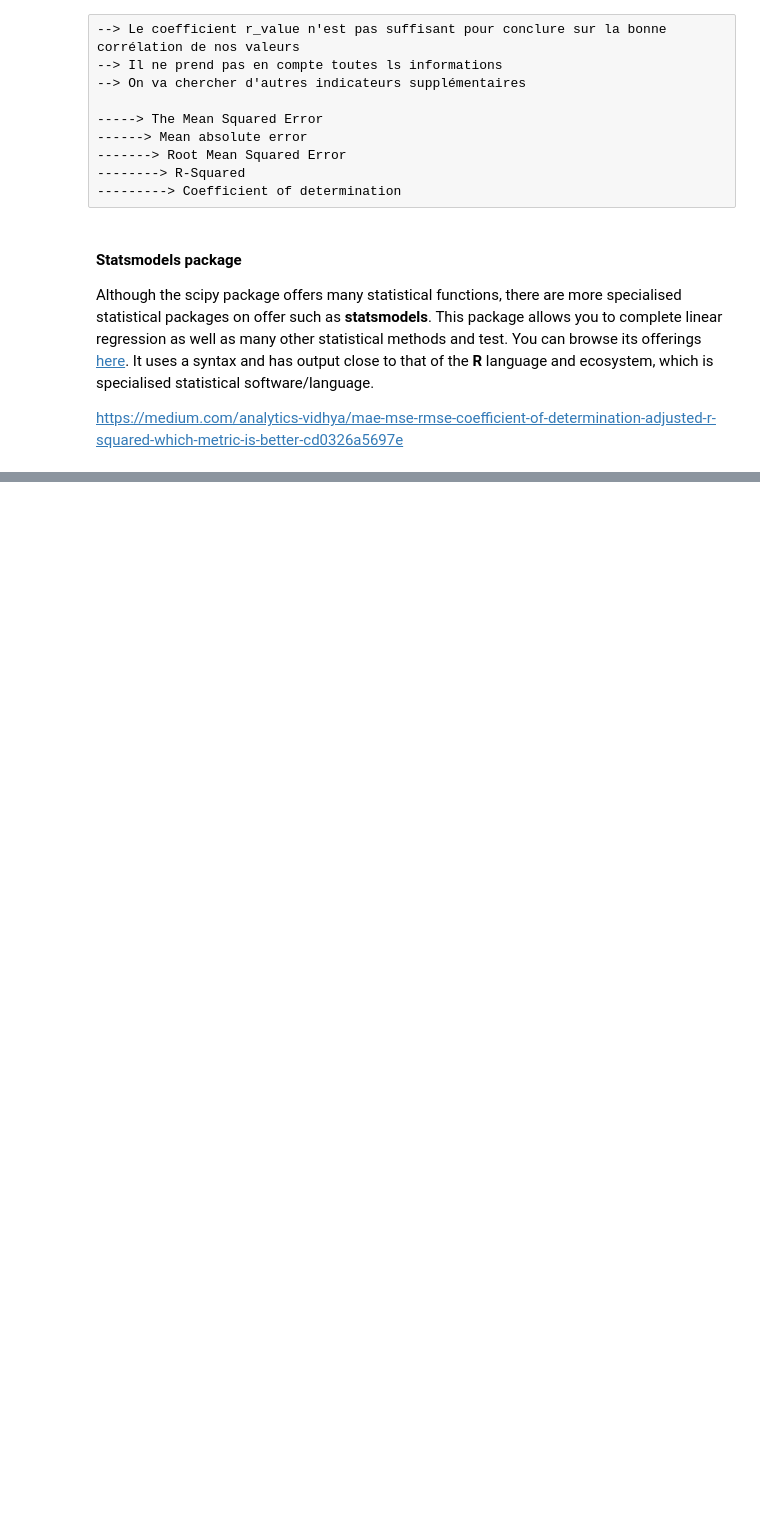
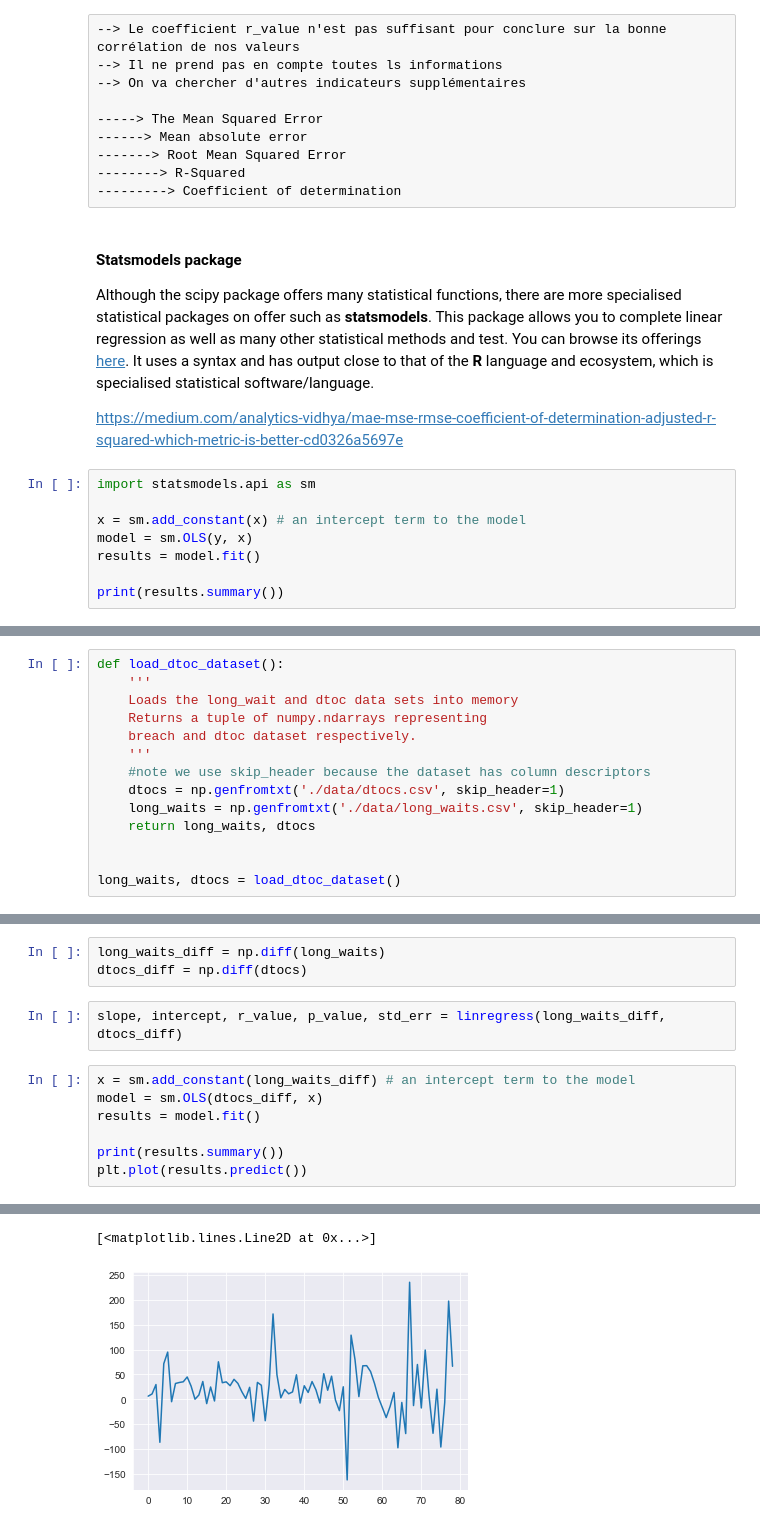
Before and after one commit to ManuLabricole/CDN-Statistique, a Jupyter notebook: 3 - Regression lineaire/Notebooks/notebook_1.ipynb, the cells around one changed output, grey strips where cells are left out. Saved outputs shown, nothing was run; the diff lists cells and outputs as text; blank space fills up the shorter version.

```diff
--- a/3 - Regression lineaire/Notebooks/notebook_1.ipynb
+++ b/3 - Regression lineaire/Notebooks/notebook_1.ipynb
@@ -261,3 +261,11 @@ for i in range(num_sets):
 Although the scipy package offers many statistical functions, there are more specialised statistical packages on offer such as **statsmodels**. This package allows you to complete linear regression as well as many other statistical methods and test. You can browse its offerings [here](https://www.statsmodels.org/stable/index.html). It uses a syntax and has output close to that of the **R** language and ecosystem, which is specialised statistical software/language.
 
 https://medium.com/analytics-vidhya/mae-mse-rmse-coefficient-of-determination-adjusted-r-squared-which-metric-is-better-cd0326a5697e
+# %%
+import statsmodels.api as sm
+
+x = sm.add_constant(x) # an intercept term to the model
+model = sm.OLS(y, x)
+results = model.fit()
+
+print(results.summary())
@@ -263,0 +348,14 @@ https://medium.com/analytics-vidhya/mae-mse-rmse-coefficient-of-determination-ad
+# %%
+def load_dtoc_dataset():
+    '''
+    Loads the long_wait and dtoc data sets into memory
+    Returns a tuple of numpy.ndarrays representing
+    breach and dtoc dataset respectively.
+    '''
+    #note we use skip_header because the dataset has column descriptors
+    dtocs = np.genfromtxt('./data/dtocs.csv', skip_header=1)
+    long_waits = np.genfromtxt('./data/long_waits.csv', skip_header=1)
+    return long_waits, dtocs
+
+
+long_waits, dtocs = load_dtoc_dataset()
@@ -263,0 +478,13 @@ https://medium.com/analytics-vidhya/mae-mse-rmse-coefficient-of-determination-ad
+# %%
+long_waits_diff = np.diff(long_waits)
+dtocs_diff = np.diff(dtocs)
+# %%
+slope, intercept, r_value, p_value, std_err = linregress(long_waits_diff, dtocs_diff)
+# %%
+x = sm.add_constant(long_waits_diff) # an intercept term to the model
+model = sm.OLS(dtocs_diff, x)
+results = model.fit()
+
+print(results.summary())
+plt.plot(results.predict())
+# %% [output]
@@ -263,0 +508,2 @@ https://medium.com/analytics-vidhya/mae-mse-rmse-coefficient-of-determination-ad
+[<matplotlib.lines.Line2D at 0x...>]
+[figure, added]
```
Also changed, not shown: parts of 19 cells of this notebook.
